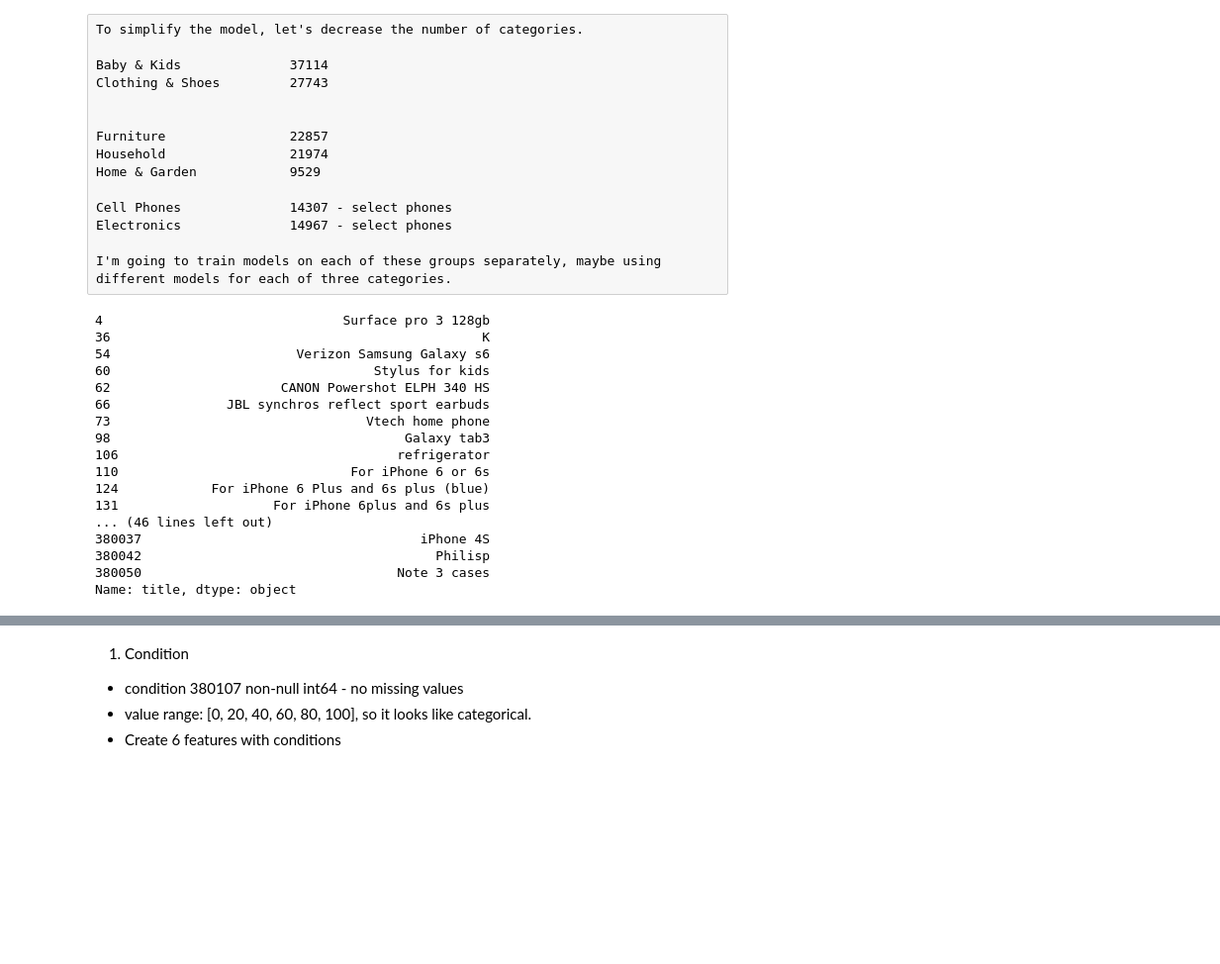
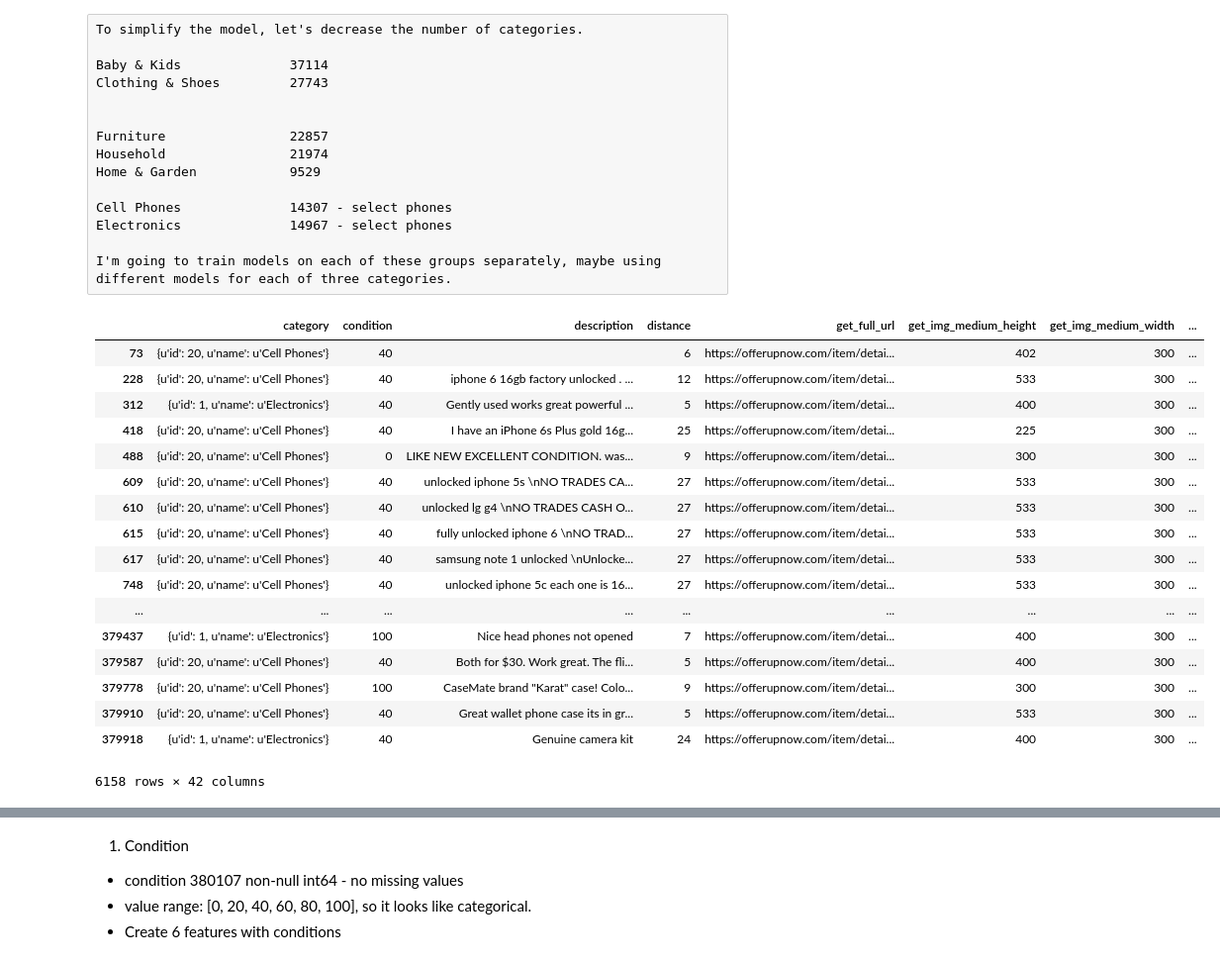
Before and after one commit to tkutsenko/Pricify, a Jupyter notebook: report/Journal.ipynb, the cells around one changed output, grey strips where cells are left out. Shown: that part at 99% size. Drawn from its saved outputs; the diff is of its cells as text; code cells hidden in the pictures; blank space fills up the shorter version.

```diff
--- a/report/Journal.ipynb
+++ b/report/Journal.ipynb
@@ -189,24 +195,33 @@ house_category.id.to_csv('house_category.csv', index=False)
+# %%
+def key_words_check(title, words):
+    if len(set(title.split()).intersection(words)) > 0:
+        return True
+    return False
+# %%
+phone_words = set(['unlocked', 'iphone', 'galaxy', 'samsung', 'note', 'phone', 'lg', 'htc', 'verizon', 't-mobile', 'at&t',
+              'tmobile','nokia', 'mobile', 'sony', 'motorola', 'unlocled', 'lumia', 'smart', 'phones', 'nexus'])
 # %%
 phones_category = cdf[cdf['category_name'].isin(['Cell Phones', 'Electronics'])]
 phones_category.shape
 phones_category.id.to_csv('phones_category.csv', index=False)
-# %%
-phones_category.title phone, iphone, samsung, motorola, nexus, smartphone, mobile
-# %% [output]
-4                               Surface pro 3 128gb
-36                                                K
-54                        Verizon Samsung Galaxy s6
-60                                  Stylus for kids
-62                      CANON Powershot ELPH 340 HS
-66               JBL synchros reflect sport earbuds
-73                                 Vtech home phone
-98                                      Galaxy tab3
-106                                    refrigerator
-110                              For iPhone 6 or 6s
-124            For iPhone 6 Plus and 6s plus (blue)
-131                    For iPhone 6plus and 6s plus
-... (46 lines left out)
-380037                                    iPhone 4S
-380042                                      Philisp
-380050                                 Note 3 cases
-Name: title, dtype: object
+# %%
+phones_category[phones_category['title'].apply(lambda x: key_words_check(x, phone_words))]
+# %% [output]
+|  | category | condition | description | distance | get_full_url | get_img_medium_height | get_img_medium_width | ... |
+| 73 | {u'id': 20, u'name': u'Cell Phones'} | 40 |  | 6 | https://offerupnow.com/item/detai... | 402 | 300 | ... |
+| 228 | {u'id': 20, u'name': u'Cell Phones'} | 40 | iphone 6 16gb factory unlocked . ... | 12 | https://offerupnow.com/item/detai... | 533 | 300 | ... |
+| 312 | {u'id': 1, u'name': u'Electronics'} | 40 | Gently used works great powerful ... | 5 | https://offerupnow.com/item/detai... | 400 | 300 | ... |
+| 418 | {u'id': 20, u'name': u'Cell Phones'} | 40 | I have an iPhone 6s Plus gold 16g... | 25 | https://offerupnow.com/item/detai... | 225 | 300 | ... |
+| 488 | {u'id': 20, u'name': u'Cell Phones'} | 0 | LIKE NEW EXCELLENT CONDITION. was... | 9 | https://offerupnow.com/item/detai... | 300 | 300 | ... |
+| 609 | {u'id': 20, u'name': u'Cell Phones'} | 40 | unlocked iphone 5s \nNO TRADES CA... | 27 | https://offerupnow.com/item/detai... | 533 | 300 | ... |
+| 610 | {u'id': 20, u'name': u'Cell Phones'} | 40 | unlocked lg g4 \nNO TRADES CASH O... | 27 | https://offerupnow.com/item/detai... | 533 | 300 | ... |
+| 615 | {u'id': 20, u'name': u'Cell Phones'} | 40 | fully unlocked iphone 6 \nNO TRAD... | 27 | https://offerupnow.com/item/detai... | 533 | 300 | ... |
+| 617 | {u'id': 20, u'name': u'Cell Phones'} | 40 | samsung note 1 unlocked \nUnlocke... | 27 | https://offerupnow.com/item/detai... | 533 | 300 | ... |
+| 748 | {u'id': 20, u'name': u'Cell Phones'} | 40 | unlocked iphone 5c each one is 16... | 27 | https://offerupnow.com/item/detai... | 533 | 300 | ... |
+| ... | ... | ... | ... | ... | ... | ... | ... | ... |
+| 379437 | {u'id': 1, u'name': u'Electronics'} | 100 | Nice head phones not opened | 7 | https://offerupnow.com/item/detai... | 400 | 300 | ... |
+| 379587 | {u'id': 20, u'name': u'Cell Phones'} | 40 | Both for $30. Work great. The fli... | 5 | https://offerupnow.com/item/detai... | 400 | 300 | ... |
+| 379778 | {u'id': 20, u'name': u'Cell Phones'} | 100 | CaseMate brand "Karat" case! Colo... | 9 | https://offerupnow.com/item/detai... | 300 | 300 | ... |
+| 379910 | {u'id': 20, u'name': u'Cell Phones'} | 40 | Great wallet phone case its in gr... | 5 | https://offerupnow.com/item/detai... | 533 | 300 | ... |
+| 379918 | {u'id': 1, u'name': u'Electronics'} | 40 | Genuine camera kit | 24 | https://offerupnow.com/item/detai... | 400 | 300 | ... |
+6158 rows × 42 columns
```
Also changed, not shown: parts of 4 cells of this notebook.
